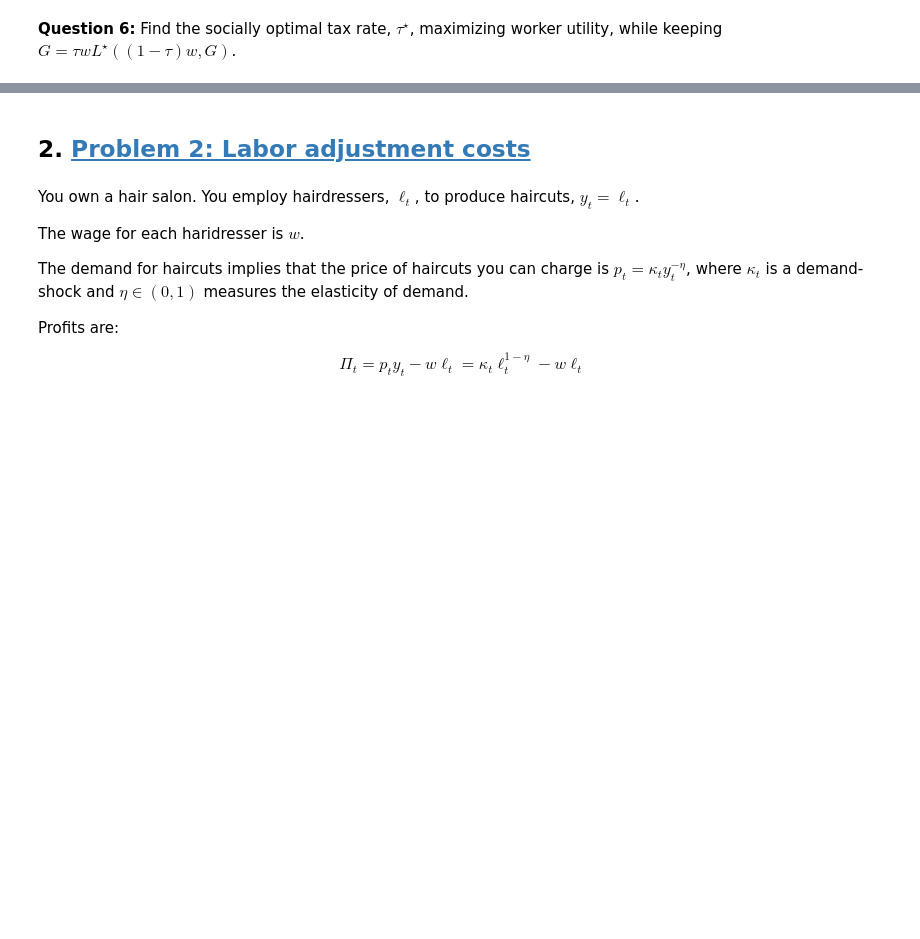
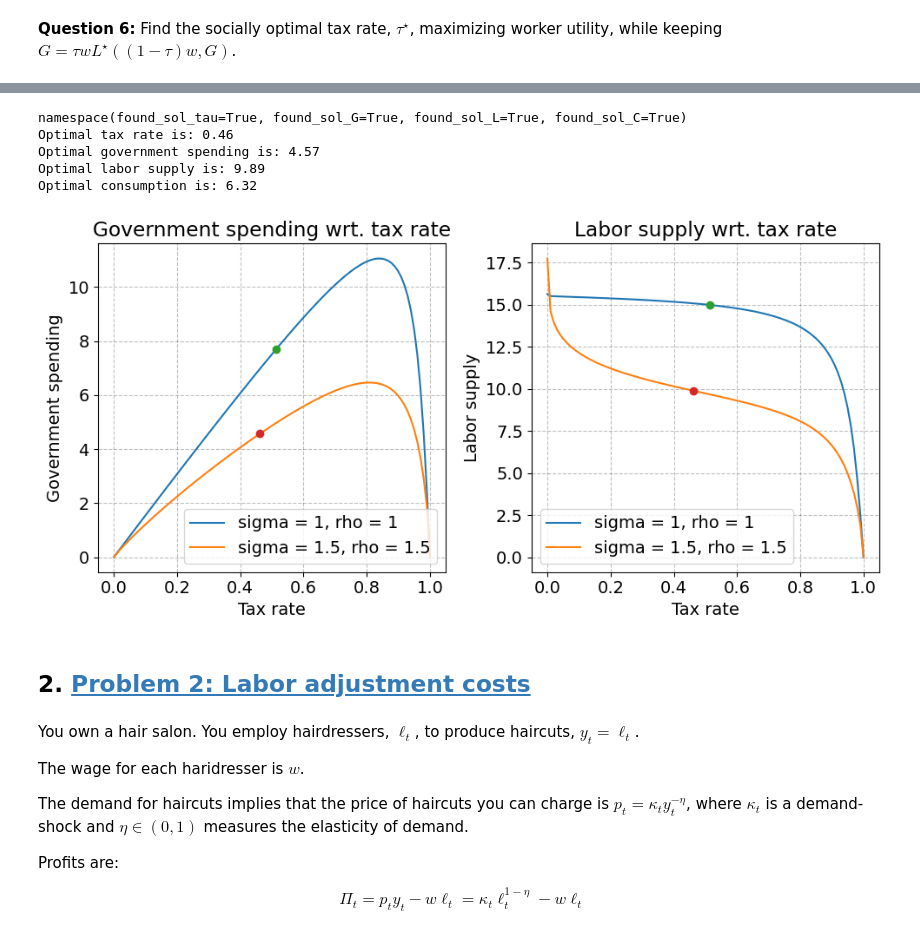
Before and after one commit to NumEconCopenhagen/projects-2023-magnus-kristian, a Jupyter notebook: examproject/Exam-2023-notebook_KVN.ipynb, the cells around one changed output, grey strips where cells are left out. Drawn from its saved outputs; the diff is of its cells as text; code cells hidden in the pictures; blank space fills up the shorter version.

Commit message:
Solved p1q5-q6 + new py-class

```diff
--- a/examproject/Exam-2023-notebook_KVN.ipynb
+++ b/examproject/Exam-2023-notebook_KVN.ipynb
@@ -365,0 +360,19 @@ def gov_consumption(par):
+# %%
+# Param 1
+model = OptimalTaxationModelClass()
+
+tau_star = model.solve_tau()
+G_star   = model.solve_G(tau_star)
+L_star   = model.solve_L(tau_star,G_star)
+C_star   = model.solve_C(tau_star,L_star)
+
+print(model.flag)
+
+print(f'Optimal tax rate is: {tau_star:.2f}')
+print(f'Optimal government spending is: {G_star:.2f}')
+print(f'Optimal labor supply is: {L_star:.2f}')
+print(f'Optimal consumption is: {C_star:.2f}')
+
+tau_star1 = tau_star
+G_star1   = G_star
+L_star1   = L_star
@@ -366,3 +385,60 @@ def gov_consumption(par):
+# %%
+# Param 2
+model = OptimalTaxationModelClass()
+
+model.par.sigma = 1.5
+model.par.rho   = 1.5
+
+tau_star = model.solve_tau()
+G_star   = model.solve_G(tau_star)
+L_star   = model.solve_L(tau_star,G_star)
+C_star   = model.solve_C(tau_star,L_star)
+
+print(model.flag)
+
+print(f'Optimal tax rate is: {tau_star:.2f}')
+print(f'Optimal government spending is: {G_star:.2f}')
+print(f'Optimal labor supply is: {L_star:.2f}')
+print(f'Optimal consumption is: {C_star:.2f}')
+
+tau_star2 = tau_star
+G_star2   = G_star
+L_star2   = L_star
+# %% [output]
+namespace(found_sol_tau=True, found_sol_G=True, found_sol_L=True, found_sol_C=True)
+Optimal tax rate is: 0.46
+Optimal government spending is: 4.57
+Optimal labor supply is: 9.89
+Optimal consumption is: 6.32
+# %%
+fig = plt.figure(figsize=(10,5))
+ax1 = fig.add_subplot(1,2,1)
+
+# Government spending
+ax1.set_title('Government spending wrt. tax rate')
+ax1.set_xlabel('Tax rate')
+ax1.set_ylabel('Government spending')
+ax1.plot(tau_vec,G_star_vec_1, label = 'sigma = 1, rho = 1')
+ax1.plot(tau_vec,G_star_vec_2, label = 'sigma = 1.5, rho = 1.5')
+ax1.plot(tau_star1,G_star1,'o')
+ax1.plot(tau_star2,G_star2,'o')
+
+ax1.legend()
+
+# Labor supply
+ax2 = fig.add_subplot(1,2,2)
+ax2.set_title('Labor supply wrt. tax rate')
+ax2.set_xlabel('Tax rate')
+ax2.set_ylabel('Labor supply')
+ax2.plot(tau_vec,L_star_vec_1, label = 'sigma = 1, rho = 1')
+ax2.plot(tau_vec,L_star_vec_2, label = 'sigma = 1.5, rho = 1.5')
+ax2.plot(tau_star1,L_star1,'o')
+ax2.plot(tau_star2,L_star2,'o')
+ax2.legend()
+
+plt.tight_layout()
+# %% [output]
+[figure, added]
 # %% [markdown]
 ## 2. <a id='toc2_'></a>[Problem 2: Labor adjustment costs](#toc0_)
 # %% [markdown]
```
Also changed, not shown: parts of 9 cells of this notebook, 2 other files.
